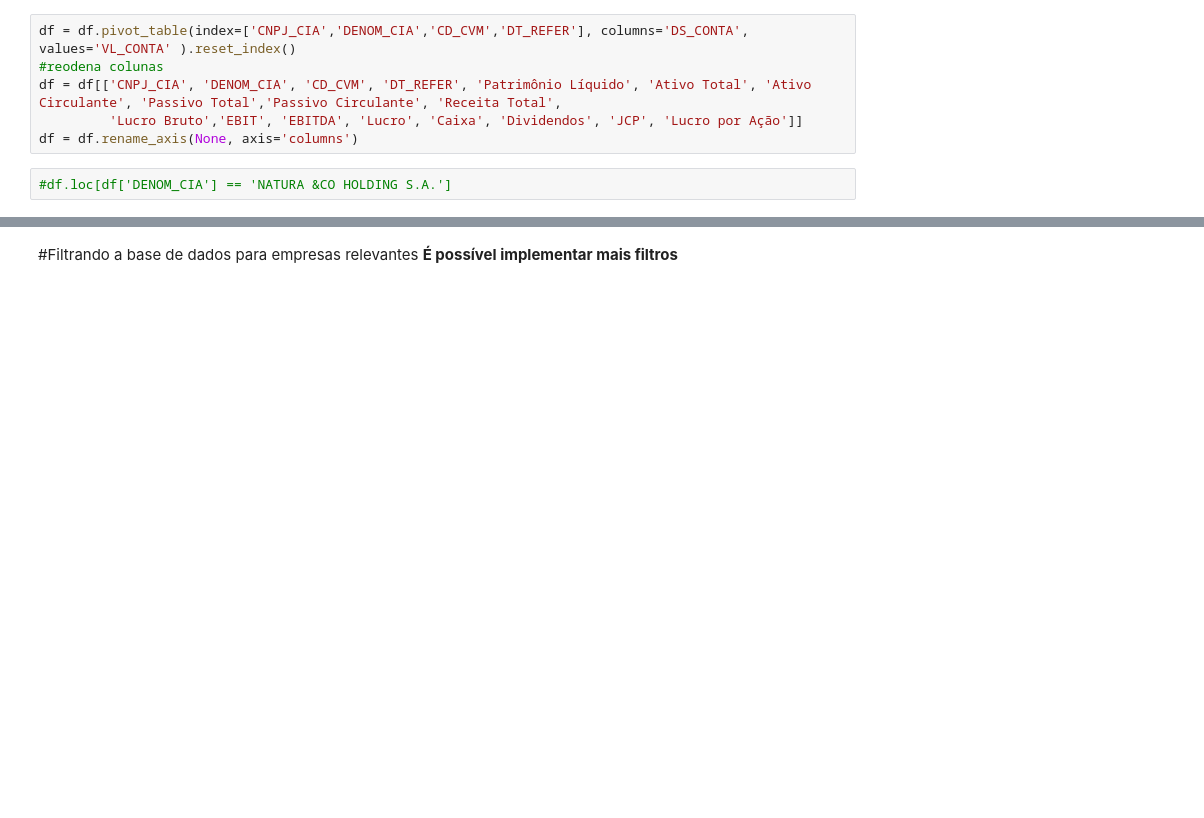
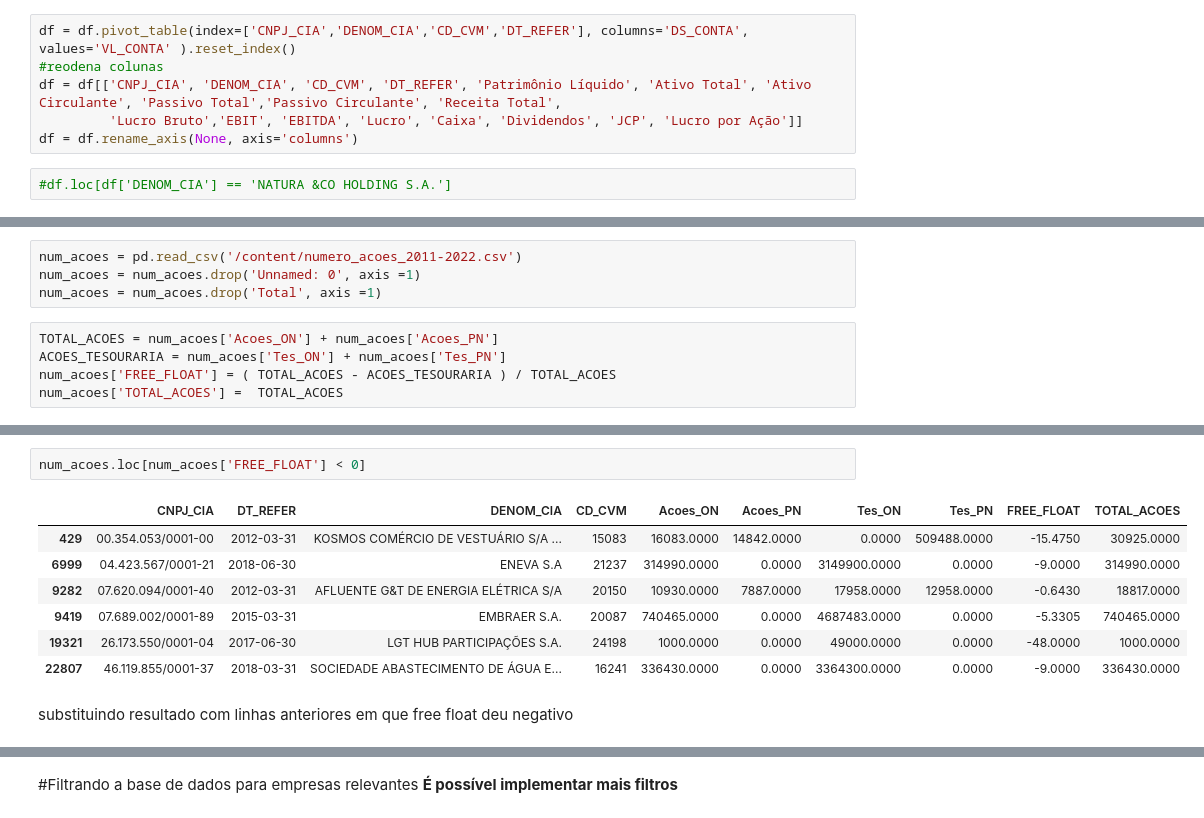
Before and after one commit to Catatau52/Data_Mining-Data_from_CVM, a Jupyter notebook: Personal_Project_Data_Mining_(CVM).ipynb, the cells around one changed output, grey strips where cells are left out. Drawn from its saved outputs; the diff is of its cells as text; blank space fills up the shorter version.

```diff
--- a/Personal_Project_Data_Mining_(CVM).ipynb
+++ b/Personal_Project_Data_Mining_(CVM).ipynb
@@ -524,0 +540,9 @@ df = df.rename_axis(None, axis='columns')
+# %%
+num_acoes = pd.read_csv('/content/numero_acoes_2011-2022.csv')
+num_acoes = num_acoes.drop('Unnamed: 0', axis =1)
+num_acoes = num_acoes.drop('Total', axis =1)
+# %%
+TOTAL_ACOES = num_acoes['Acoes_ON'] + num_acoes['Acoes_PN']
+ACOES_TESOURARIA = num_acoes['Tes_ON'] + num_acoes['Tes_PN']
+num_acoes['FREE_FLOAT'] = ( TOTAL_ACOES - ACOES_TESOURARIA ) / TOTAL_ACOES
+num_acoes['TOTAL_ACOES'] =  TOTAL_ACOES
@@ -524,0 +561,12 @@ df = df.rename_axis(None, axis='columns')
+# %%
+num_acoes.loc[num_acoes['FREE_FLOAT'] < 0]
+# %% [output]
+|  | CNPJ_CIA | DT_REFER | DENOM_CIA | CD_CVM | Acoes_ON | Acoes_PN | Tes_ON | Tes_PN | FREE_FLOAT | TOTAL_ACOES |
+| 429 | 00.354.053/0001-00 | 2012-03-31 | KOSMOS COMÉRCIO DE VESTUÁRIO S/A ... | 15083 | 16083.0000 | 14842.0000 | 0.0000 | 509488.0000 | -15.4750 | 30925.0000 |
+| 6999 | 04.423.567/0001-21 | 2018-06-30 | ENEVA S.A | 21237 | 314990.0000 | 0.0000 | 3149900.0000 | 0.0000 | -9.0000 | 314990.0000 |
+| 9282 | 07.620.094/0001-40 | 2012-03-31 | AFLUENTE G&T DE ENERGIA ELÉTRICA S/A | 20150 | 10930.0000 | 7887.0000 | 17958.0000 | 12958.0000 | -0.6430 | 18817.0000 |
+| 9419 | 07.689.002/0001-89 | 2015-03-31 | EMBRAER S.A. | 20087 | 740465.0000 | 0.0000 | 4687483.0000 | 0.0000 | -5.3305 | 740465.0000 |
+| 19321 | 26.173.550/0001-04 | 2017-06-30 | LGT HUB PARTICIPAÇÕES S.A. | 24198 | 1000.0000 | 0.0000 | 49000.0000 | 0.0000 | -48.0000 | 1000.0000 |
+| 22807 | 46.119.855/0001-37 | 2018-03-31 | SOCIEDADE ABASTECIMENTO DE ÁGUA E... | 16241 | 336430.0000 | 0.0000 | 3364300.0000 | 0.0000 | -9.0000 | 336430.0000 |
+# %% [markdown]
+substituindo resultado com linhas anteriores em que free float deu negativo
```
Also changed, not shown: parts of 30 cells of this notebook.
